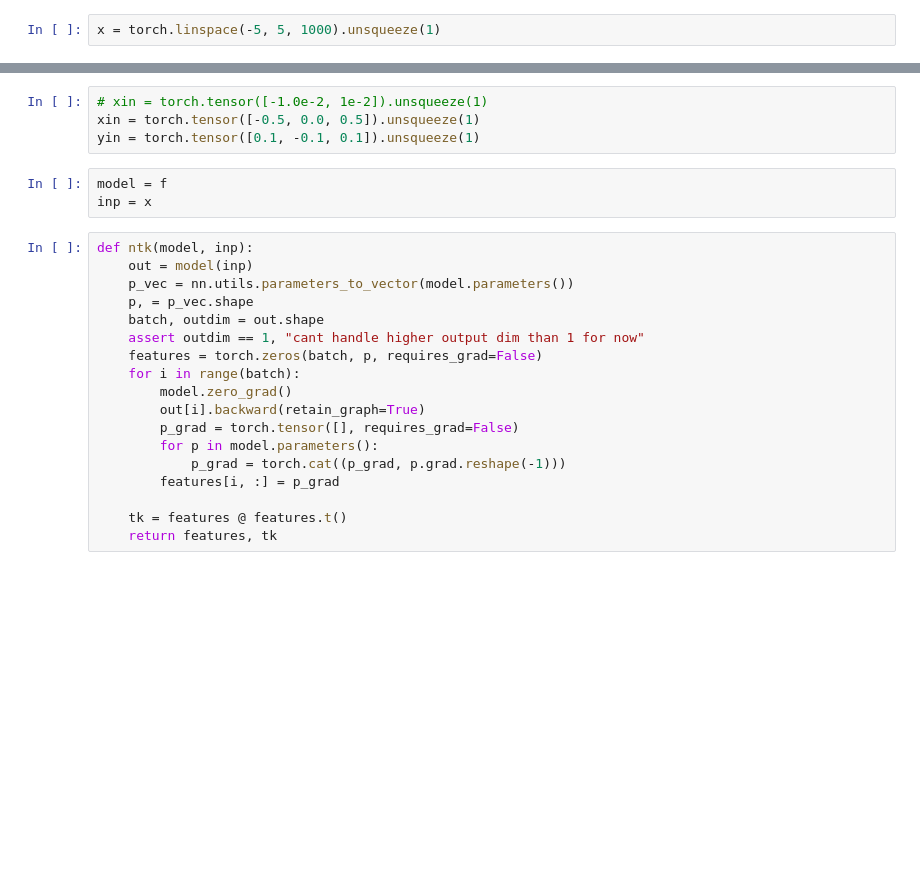
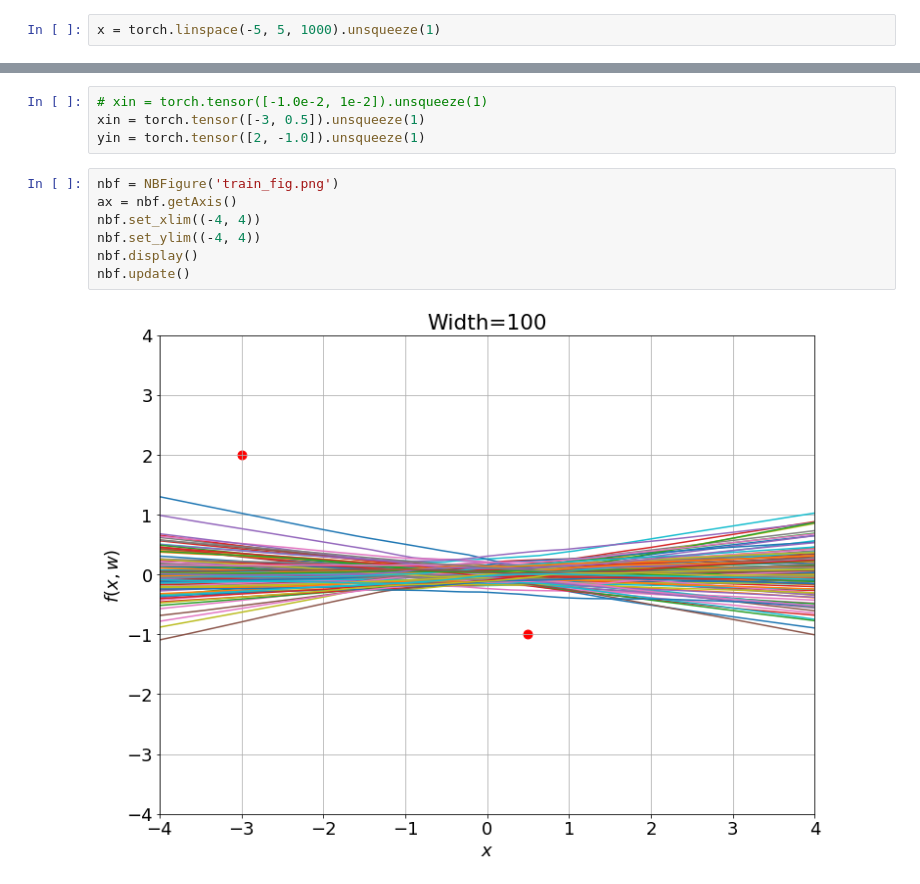
Before and after one commit to rajatvd/NTK, a Jupyter notebook: ntk.ipynb, the cells around one changed output, grey strips where cells are left out. Drawn from its saved outputs; the diff is of its cells as text; blank space fills up the shorter version.

```diff
--- a/ntk.ipynb
+++ b/ntk.ipynb
@@ -41,25 +55,13 @@ x = torch.linspace(-5, 5, 1000).unsqueeze(1)
 # %%
 # xin = torch.tensor([-1.0e-2, 1e-2]).unsqueeze(1)
-xin = torch.tensor([-0.5, 0.0, 0.5]).unsqueeze(1)
-yin = torch.tensor([0.1, -0.1, 0.1]).unsqueeze(1)
+xin = torch.tensor([-3, 0.5]).unsqueeze(1)
+yin = torch.tensor([2, -1.0]).unsqueeze(1)
-# %%
-model = f
-inp = x
-# %%
-def ntk(model, inp):
-    out = model(inp)
-    p_vec = nn.utils.parameters_to_vector(model.parameters())
-    p, = p_vec.shape
-    batch, outdim = out.shape
-    assert outdim == 1, "cant handle higher output dim than 1 for now"
-    features = torch.zeros(batch, p, requires_grad=False)
-    for i in range(batch):
-        model.zero_grad()
-        out[i].backward(retain_graph=True)
-        p_grad = torch.tensor([], requires_grad=False)
-        for p in model.parameters():
-            p_grad = torch.cat((p_grad, p.grad.reshape(-1)))
-        features[i, :] = p_grad
-
-    tk = features @ features.t()
-    return features, tk
+# %%
+nbf = NBFigure('train_fig.png')
+ax = nbf.getAxis()
+nbf.set_xlim((-4, 4))
+nbf.set_ylim((-4, 4))
+nbf.display()
+nbf.update()
+# %% [output]
+[figure, added]
```
Also changed, not shown: parts of 64 cells of this notebook, 1 other file.
